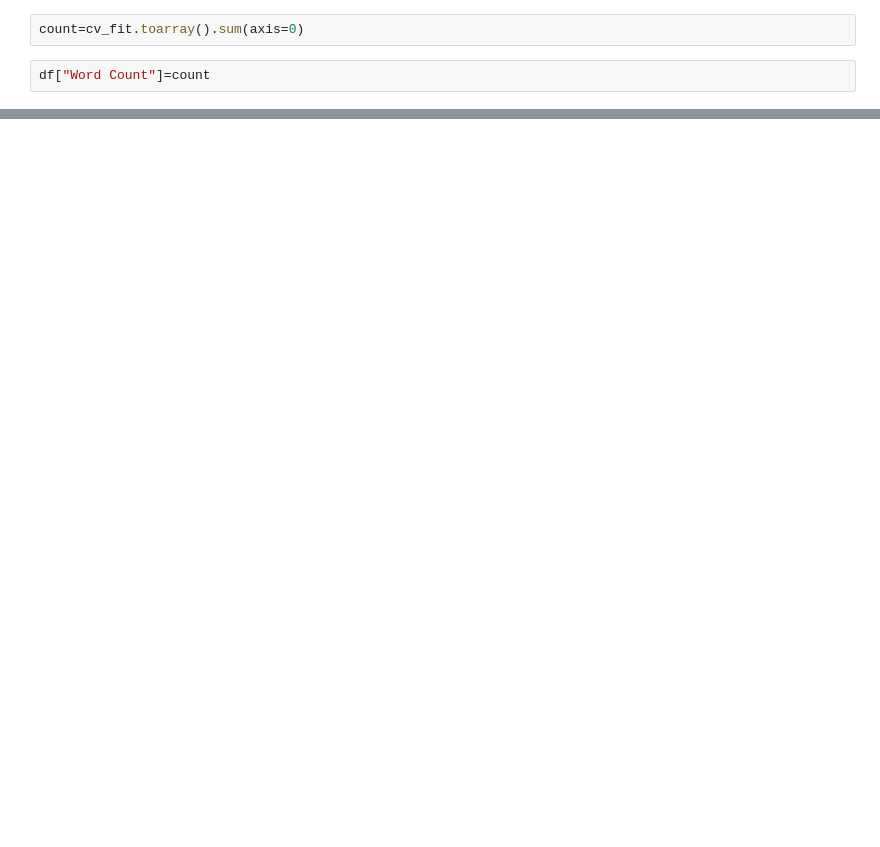
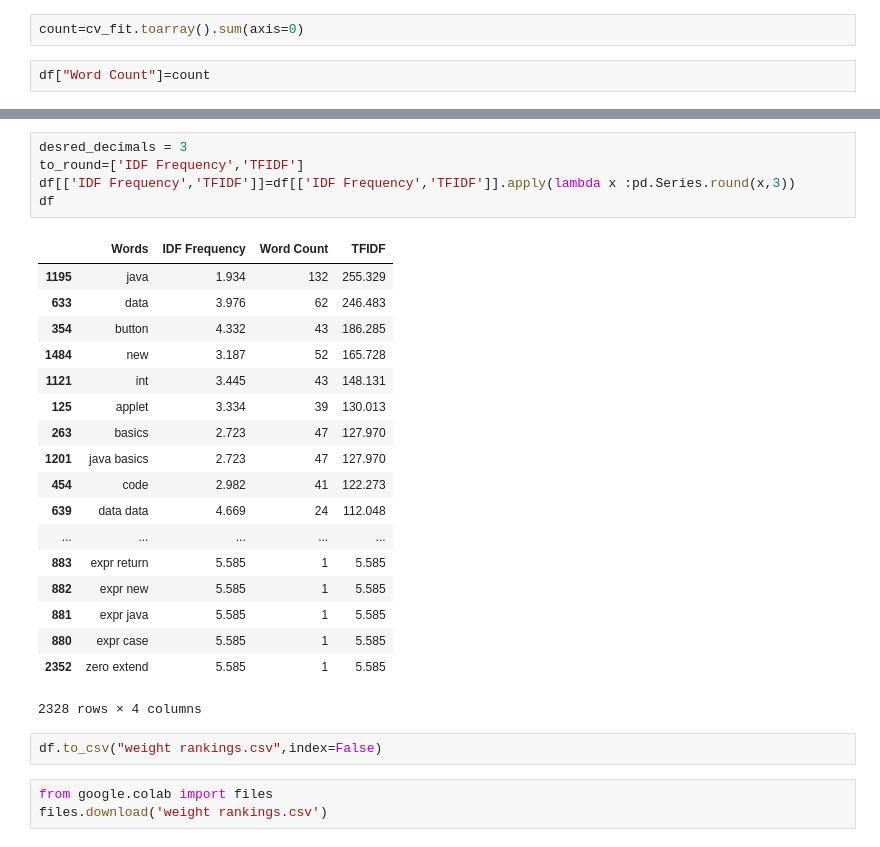
Before and after one commit to tanmaypandey7/Java-e-Book-NLP-Analysis, a Jupyter notebook: Assignment_NLP.ipynb, the cells around one changed output, grey strips where cells are left out. Drawn from its saved outputs; the diff is of its cells as text; blank space fills up the shorter version.

```diff
--- a/Assignment_NLP.ipynb
+++ b/Assignment_NLP.ipynb
@@ -318,0 +179,29 @@ df.sort_values(['TFIDF'])
+# %%
+desred_decimals = 3
+to_round=['IDF Frequency','TFIDF']
+df[['IDF Frequency','TFIDF']]=df[['IDF Frequency','TFIDF']].apply(lambda x :pd.Series.round(x,3))
+df
+# %% [output]
+|  | Words | IDF Frequency | Word Count | TFIDF |
+| 1195 | java | 1.934 | 132 | 255.329 |
+| 633 | data | 3.976 | 62 | 246.483 |
+| 354 | button | 4.332 | 43 | 186.285 |
+| 1484 | new | 3.187 | 52 | 165.728 |
+| 1121 | int | 3.445 | 43 | 148.131 |
+| 125 | applet | 3.334 | 39 | 130.013 |
+| 263 | basics | 2.723 | 47 | 127.970 |
+| 1201 | java basics | 2.723 | 47 | 127.970 |
+| 454 | code | 2.982 | 41 | 122.273 |
+| 639 | data data | 4.669 | 24 | 112.048 |
+| ... | ... | ... | ... | ... |
+| 883 | expr return | 5.585 | 1 | 5.585 |
+| 882 | expr new | 5.585 | 1 | 5.585 |
+| 881 | expr java | 5.585 | 1 | 5.585 |
+| 880 | expr case | 5.585 | 1 | 5.585 |
+| 2352 | zero extend | 5.585 | 1 | 5.585 |
+2328 rows × 4 columns
+# %%
+df.to_csv("weight rankings.csv",index=False)
+# %%
+from google.colab import files
+files.download('weight rankings.csv')
```
Also changed, not shown: parts of 28 cells of this notebook.
